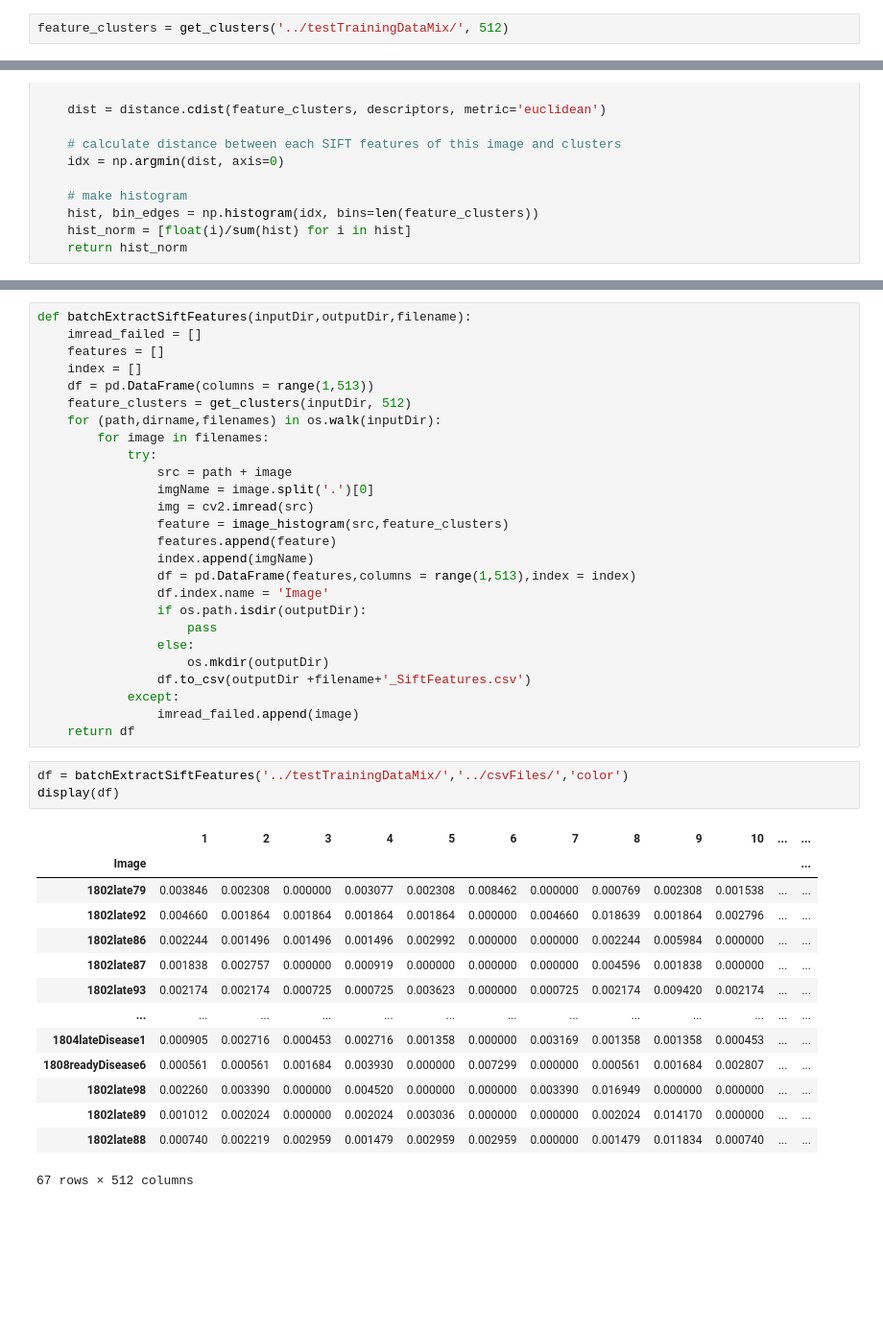
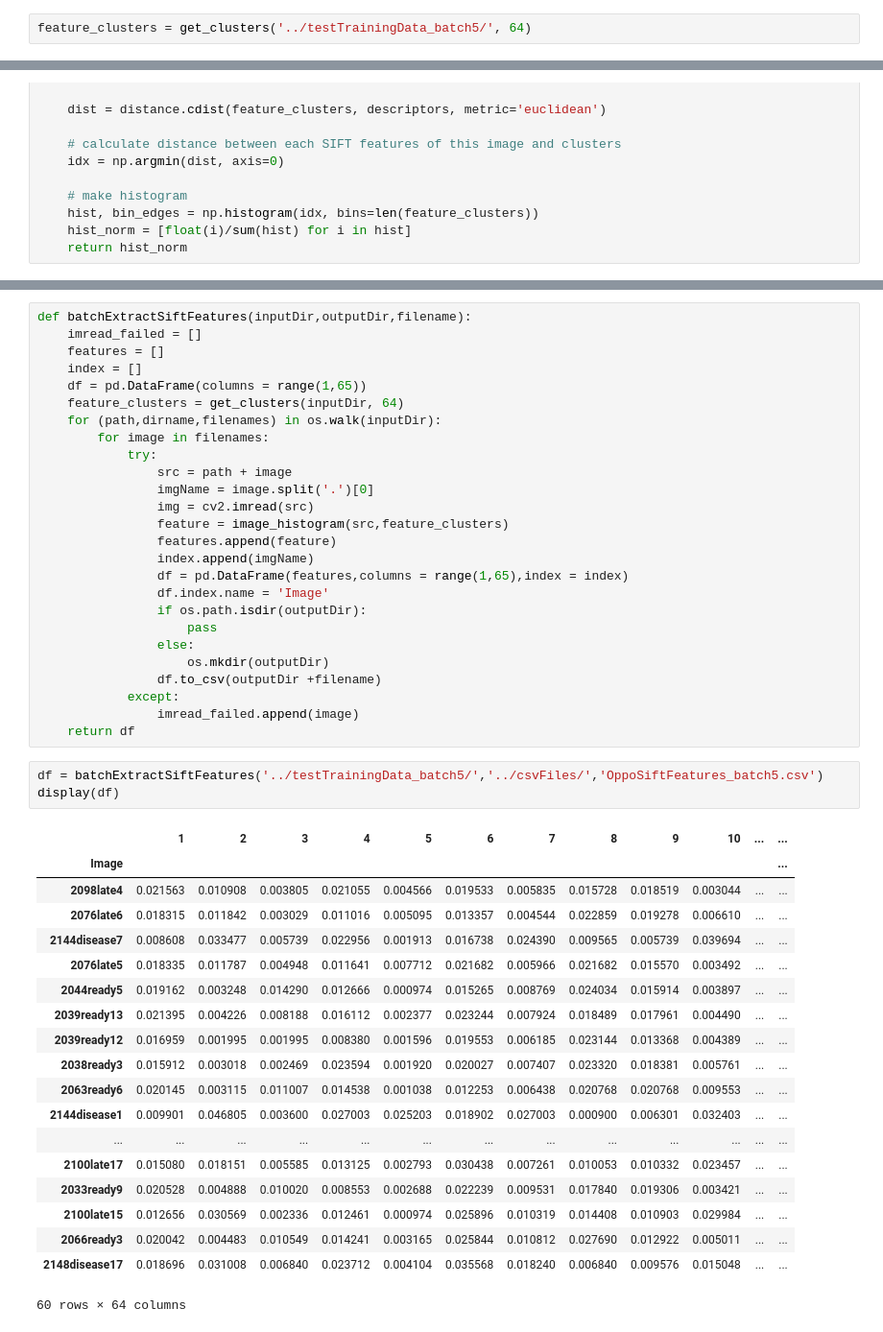
Before and after one commit to RitvikPrabhu/CropAI, a Jupyter notebook: FeaturesExtraction/OpponentSIFT.ipynb, the cells around one changed output, grey strips where cells are left out. Shown: that part at 96% size. Saved outputs shown, nothing was run; the diff lists cells and outputs as text; blank space fills up the shorter version.

Commit message:
update oppoSIFT num of attributes

```diff
--- a/FeaturesExtraction/OpponentSIFT.ipynb
+++ b/FeaturesExtraction/OpponentSIFT.ipynb
@@ -101,7 +106,7 @@ def get_clusters(inputDir, cluster_size):
                           cluster_size, initialization="PLUSPLUS")
     return clusters
 # %%
-feature_clusters = get_clusters('../testTrainingDataMix/', 512)
+feature_clusters = get_clusters('../testTrainingData_batch5/', 64)
 # %%
 def image_histogram(image, feature_clusters):
     img = cv2.imread(image)
@@ -157,8 +144,8 @@ def batchExtractSiftFeatures(inputDir,outputDir,filename):
     imread_failed = []
     features = []
     index = []
-    df = pd.DataFrame(columns = range(1,513))
-    feature_clusters = get_clusters(inputDir, 512)
+    df = pd.DataFrame(columns = range(1,65))
+    feature_clusters = get_clusters(inputDir, 64)
     for (path,dirname,filenames) in os.walk(inputDir):
         for image in filenames:
             try:
@@ -168,31 +155,36 @@ def batchExtractSiftFeatures(inputDir,outputDir,filename):
                 feature = image_histogram(src,feature_clusters)
                 features.append(feature)
                 index.append(imgName)
-                df = pd.DataFrame(features,columns = range(1,513),index = index)
+                df = pd.DataFrame(features,columns = range(1,65),index = index)
                 df.index.name = 'Image'
                 if os.path.isdir(outputDir):
                     pass
                 else:
                     os.mkdir(outputDir)
-                df.to_csv(outputDir +filename+'_SiftFeatures.csv')
+                df.to_csv(outputDir +filename)
             except:
                 imread_failed.append(image)
     return df
 # %%
-df = batchExtractSiftFeatures('../testTrainingDataMix/','../csvFiles/','color')
+df = batchExtractSiftFeatures('../testTrainingData_batch5/','../csvFiles/','OppoSiftFeatures_batch5.csv')
 display(df)
 # %% [output]
 |  | 1 | 2 | 3 | 4 | 5 | 6 | 7 | 8 | 9 | 10 | ... | ... |
 | Image |  |  |  |  |  |  |  |  |  |  |  | ... |
-| 1802late79 | 0.003846 | 0.002308 | 0.000000 | 0.003077 | 0.002308 | 0.008462 | 0.000000 | 0.000769 | 0.002308 | 0.001538 | ... | ... |
-| 1802late92 | 0.004660 | 0.001864 | 0.001864 | 0.001864 | 0.001864 | 0.000000 | 0.004660 | 0.018639 | 0.001864 | 0.002796 | ... | ... |
-| 1802late86 | 0.002244 | 0.001496 | 0.001496 | 0.001496 | 0.002992 | 0.000000 | 0.000000 | 0.002244 | 0.005984 | 0.000000 | ... | ... |
-| 1802late87 | 0.001838 | 0.002757 | 0.000000 | 0.000919 | 0.000000 | 0.000000 | 0.000000 | 0.004596 | 0.001838 | 0.000000 | ... | ... |
-| 1802late93 | 0.002174 | 0.002174 | 0.000725 | 0.000725 | 0.003623 | 0.000000 | 0.000725 | 0.002174 | 0.009420 | 0.002174 | ... | ... |
+| 2098late4 | 0.021563 | 0.010908 | 0.003805 | 0.021055 | 0.004566 | 0.019533 | 0.005835 | 0.015728 | 0.018519 | 0.003044 | ... | ... |
+| 2076late6 | 0.018315 | 0.011842 | 0.003029 | 0.011016 | 0.005095 | 0.013357 | 0.004544 | 0.022859 | 0.019278 | 0.006610 | ... | ... |
+| 2144disease7 | 0.008608 | 0.033477 | 0.005739 | 0.022956 | 0.001913 | 0.016738 | 0.024390 | 0.009565 | 0.005739 | 0.039694 | ... | ... |
+| 2076late5 | 0.018335 | 0.011787 | 0.004948 | 0.011641 | 0.007712 | 0.021682 | 0.005966 | 0.021682 | 0.015570 | 0.003492 | ... | ... |
+| 2044ready5 | 0.019162 | 0.003248 | 0.014290 | 0.012666 | 0.000974 | 0.015265 | 0.008769 | 0.024034 | 0.015914 | 0.003897 | ... | ... |
+| 2039ready13 | 0.021395 | 0.004226 | 0.008188 | 0.016112 | 0.002377 | 0.023244 | 0.007924 | 0.018489 | 0.017961 | 0.004490 | ... | ... |
+| 2039ready12 | 0.016959 | 0.001995 | 0.001995 | 0.008380 | 0.001596 | 0.019553 | 0.006185 | 0.023144 | 0.013368 | 0.004389 | ... | ... |
+| 2038ready3 | 0.015912 | 0.003018 | 0.002469 | 0.023594 | 0.001920 | 0.020027 | 0.007407 | 0.023320 | 0.018381 | 0.005761 | ... | ... |
+| 2063ready6 | 0.020145 | 0.003115 | 0.011007 | 0.014538 | 0.001038 | 0.012253 | 0.006438 | 0.020768 | 0.020768 | 0.009553 | ... | ... |
+| 2144disease1 | 0.009901 | 0.046805 | 0.003600 | 0.027003 | 0.025203 | 0.018902 | 0.027003 | 0.000900 | 0.006301 | 0.032403 | ... | ... |
 | ... | ... | ... | ... | ... | ... | ... | ... | ... | ... | ... | ... | ... |
-| 1804lateDisease1 | 0.000905 | 0.002716 | 0.000453 | 0.002716 | 0.001358 | 0.000000 | 0.003169 | 0.001358 | 0.001358 | 0.000453 | ... | ... |
-| 1808readyDisease6 | 0.000561 | 0.000561 | 0.001684 | 0.003930 | 0.000000 | 0.007299 | 0.000000 | 0.000561 | 0.001684 | 0.002807 | ... | ... |
-| 1802late98 | 0.002260 | 0.003390 | 0.000000 | 0.004520 | 0.000000 | 0.000000 | 0.003390 | 0.016949 | 0.000000 | 0.000000 | ... | ... |
-| 1802late89 | 0.001012 | 0.002024 | 0.000000 | 0.002024 | 0.003036 | 0.000000 | 0.000000 | 0.002024 | 0.014170 | 0.000000 | ... | ... |
-| 1802late88 | 0.000740 | 0.002219 | 0.002959 | 0.001479 | 0.002959 | 0.002959 | 0.000000 | 0.001479 | 0.011834 | 0.000740 | ... | ... |
+| 2100late17 | 0.015080 | 0.018151 | 0.005585 | 0.013125 | 0.002793 | 0.030438 | 0.007261 | 0.010053 | 0.010332 | 0.023457 | ... | ... |
+| 2033ready9 | 0.020528 | 0.004888 | 0.010020 | 0.008553 | 0.002688 | 0.022239 | 0.009531 | 0.017840 | 0.019306 | 0.003421 | ... | ... |
+| 2100late15 | 0.012656 | 0.030569 | 0.002336 | 0.012461 | 0.000974 | 0.025896 | 0.010319 | 0.014408 | 0.010903 | 0.029984 | ... | ... |
+| 2066ready3 | 0.020042 | 0.004483 | 0.010549 | 0.014241 | 0.003165 | 0.025844 | 0.010812 | 0.027690 | 0.012922 | 0.005011 | ... | ... |
+| 2148disease17 | 0.018696 | 0.031008 | 0.006840 | 0.023712 | 0.004104 | 0.035568 | 0.018240 | 0.006840 | 0.009576 | 0.015048 | ... | ... |
-67 rows × 512 columns
+60 rows × 64 columns
```
Also changed, not shown: parts of 4 cells of this notebook, 2 other files.
